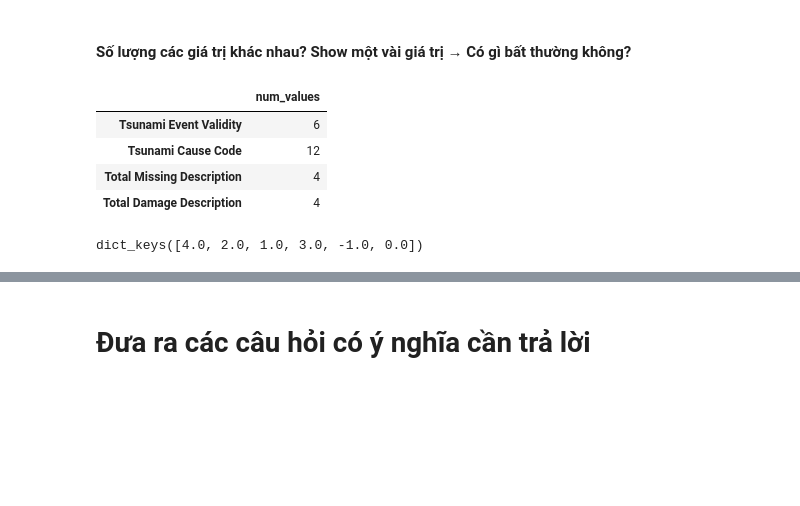
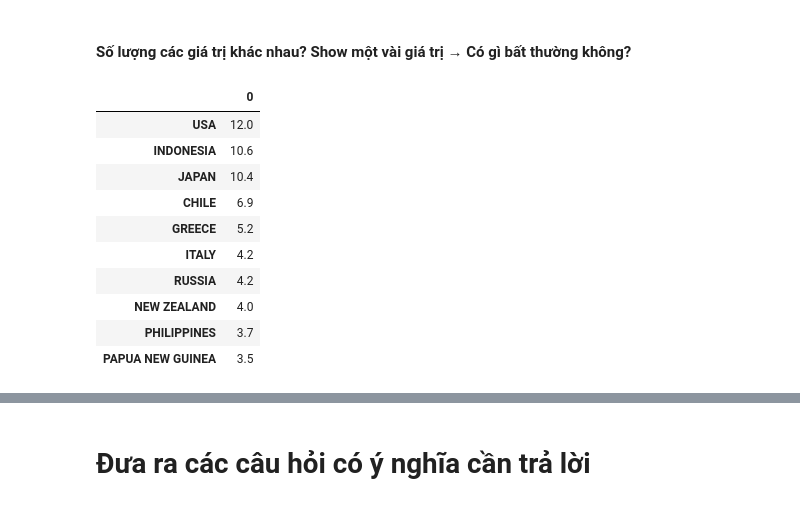
Before and after one commit to duylocky2k1/P4DS-CQ19-FinalProject, a Jupyter notebook: Final.ipynb, the cells around one changed output, grey strips where cells are left out. Saved outputs shown, nothing was run; the diff lists cells and outputs as text; code cells hidden in the pictures; blank space fills up the shorter version.

```diff
--- a/Final.ipynb
+++ b/Final.ipynb
@@ -43,3 +62,5 @@ https://www.kaggle.com/ramjasmaurya/historical-data-of-tsunamis18002021.
+# %%
+df = df.drop(0, axis=0)
 # %%
 n_rows, n_col = df.shape
 n_rows, n_col
@@ -67,5 +93,3 @@ df.head()
-# %%
-df = df.drop([0]).reset_index().drop(['index'],axis=1)
 # %% [markdown]
 ### Dữ liệu các dòng có bị lặp hay không?
 # %%
@@ -122,8 +158,8 @@ Thông tin các cột có thể đọc thêm tại trang web sau: https://www.ng
 # %% [markdown]
 Dữ liệu ở các cột Tsunami Event Validity,Tsunami Cause Code,Total Missing Description,Total Damage Description sẽ được chuyển từ float thành categorical
 # %%
-for col in ['Tsunami Event Validity','Tsunami Cause Code','Total Missing Description','Total Damage Description']:
-    df[col] =pd.Categorical(df[col])
+# for col in ['Tsunami Event Validity','Tsunami Cause Code','Total Missing Description','Total Damage Description']:
+#     df[col] =pd.Categorical(df[col])
 # %%
 df.info()
 # %% [output]
@@ -239,0 +278,5 @@ Với các cột có kiểu dữ liệu không phải số, ta sẽ tính:
+# %%
+unique_counts = df.nunique()
+lowest_distinct = unique_counts < 15
+lowest_distinct = unique_counts[lowest_distinct == True]
+lowest_distinct
@@ -270,14 +343,17 @@ pd.DataFrame([cat_info_df.loc['num_missing'],cat_info_df.loc['missing_percentage
 # %% [markdown]
 #### Số lượng các giá trị khác nhau? Show một vài giá trị → Có gì bất thường không?
 # %%
-pd.DataFrame([cat_info_df.loc['num_values']]).transpose()
+country_df = pd.DataFrame([cat_info_df['Country']['value_percentages']])
+country_df.T.head(10)
 # %% [output]
-|  | num_values |
-| Tsunami Event Validity | 6 |
-| Tsunami Cause Code | 12 |
-| Total Missing Description | 4 |
-| Total Damage Description | 4 |
+|  | 0 |
+| USA | 12.0 |
+| INDONESIA | 10.6 |
+| JAPAN | 10.4 |
+| CHILE | 6.9 |
+| GREECE | 5.2 |
+| ITALY | 4.2 |
+| RUSSIA | 4.2 |
+| NEW ZEALAND | 4.0 |
+| PHILIPPINES | 3.7 |
+| PAPUA NEW GUINEA | 3.5 |
-# %%
-pd.DataFrame([cat_info_df.loc['value_percentages']]).transpose().iloc[0].values[0].keys()
-# %% [output]
-dict_keys([4.0, 2.0, 1.0, 3.0, -1.0, 0.0])
```
Also changed, not shown: parts of 30 cells of this notebook.
